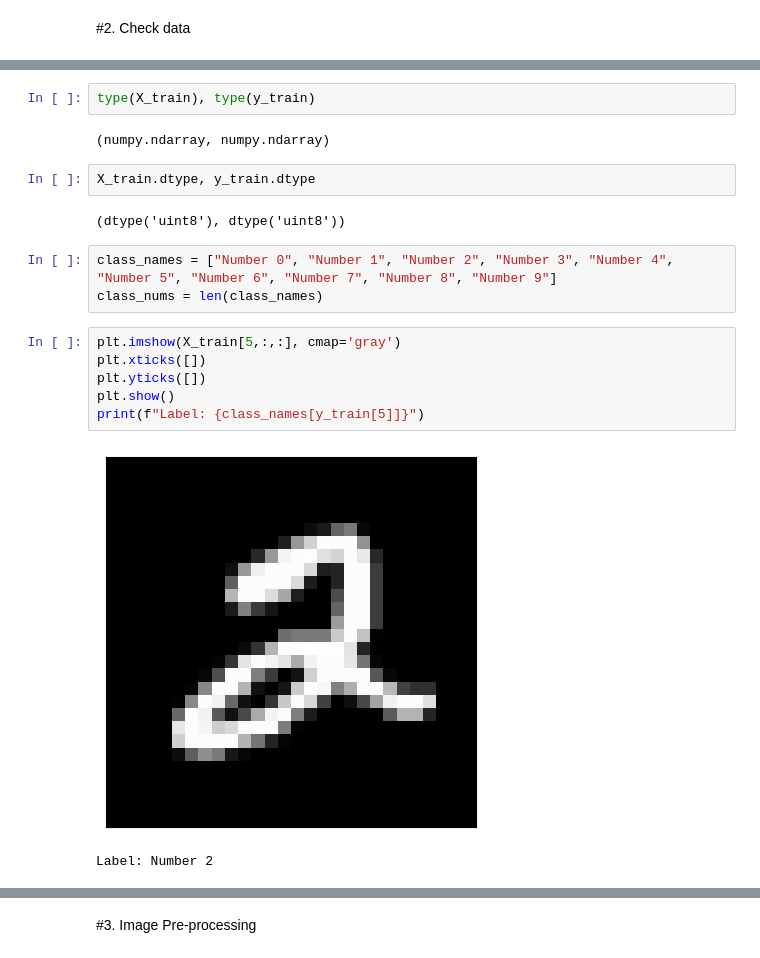
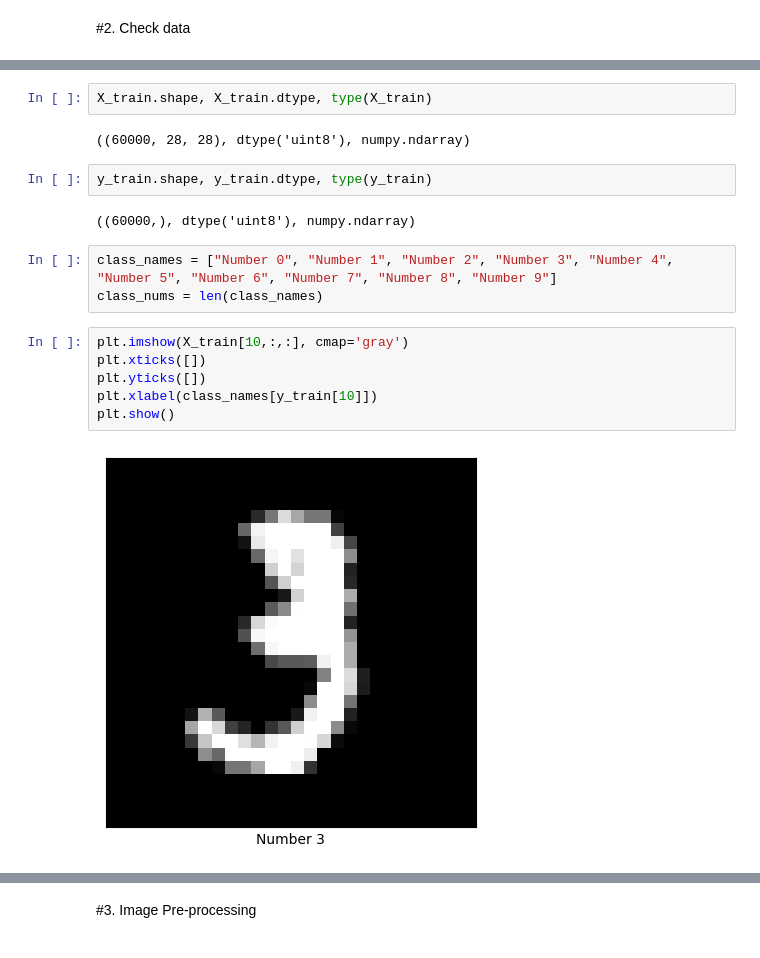
Before and after one commit to NguyenVanHien8502/image-classification, a Jupyter notebook: MNIST_PJ3.ipynb, the cells around one changed output, grey strips where cells are left out. Drawn from its saved outputs; the diff is of its cells as text.

```diff
--- a/MNIST_PJ3.ipynb
+++ b/MNIST_PJ3.ipynb
@@ -64,22 +60,21 @@ X_train.shape, y_train.shape
-# %%
-type(X_train), type(y_train)
-# %% [output]
-(numpy.ndarray, numpy.ndarray)
-# %%
-X_train.dtype, y_train.dtype
-# %% [output]
-(dtype('uint8'), dtype('uint8'))
+# %%
+X_train.shape, X_train.dtype, type(X_train)
+# %% [output]
+((60000, 28, 28), dtype('uint8'), numpy.ndarray)
+# %%
+y_train.shape, y_train.dtype, type(y_train)
+# %% [output]
+((60000,), dtype('uint8'), numpy.ndarray)
 # %%
 class_names = ["Number 0", "Number 1", "Number 2", "Number 3", "Number 4", "Number 5", "Number 6", "Number 7", "Number 8", "Number 9"]
 class_nums = len(class_names)
 # %%
-plt.imshow(X_train[5,:,:], cmap='gray')
+plt.imshow(X_train[10,:,:], cmap='gray')
 plt.xticks([])
 plt.yticks([])
+plt.xlabel(class_names[y_train[10]])
 plt.show()
-print(f"Label: {class_names[y_train[5]]}")
 # %% [output]
-[figure, old version]
+[figure, new version]
-Label: Number 2
 # %%
 from typing import Optional
```
Also changed, not shown: parts of 27 cells of this notebook.
